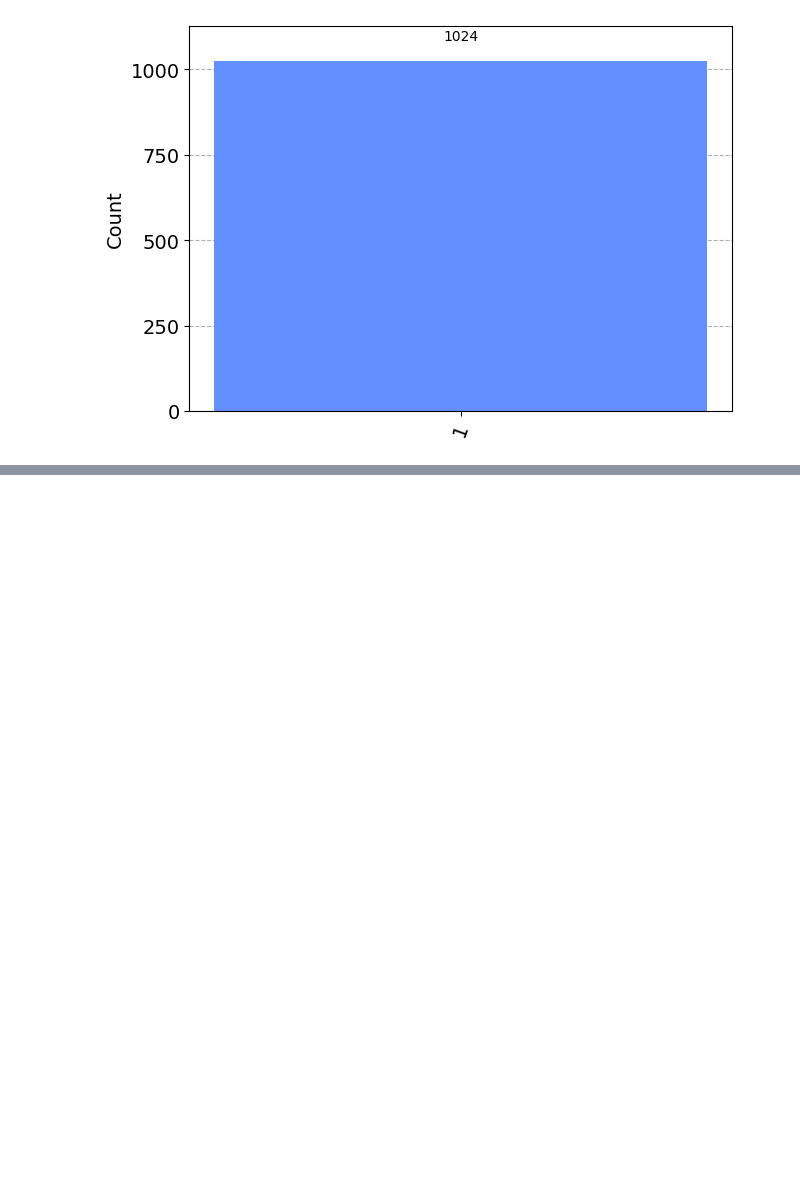
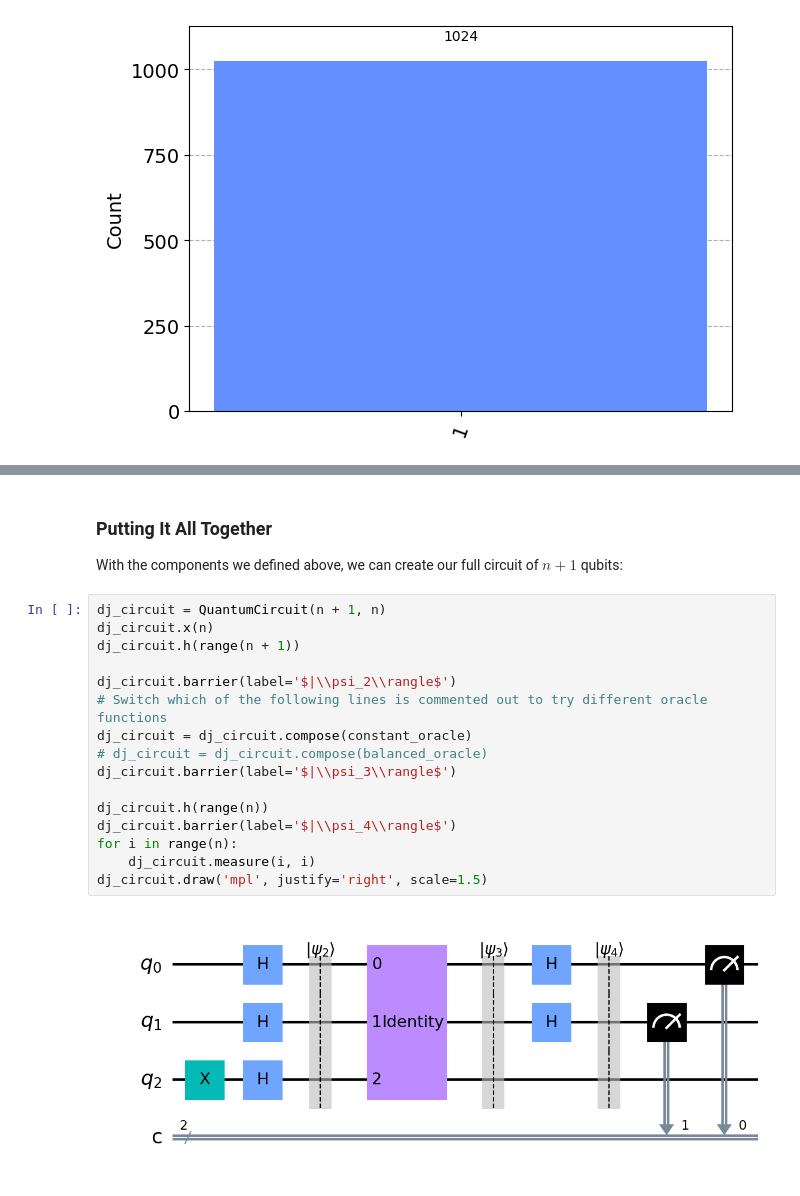
Before and after one commit to cablelabs/QuantumFoundations, a Jupyter notebook: Applications.ipynb, the cells around one changed output, grey strips where cells are left out. Saved outputs shown, nothing was run; the diff lists cells and outputs as text; blank space fills up the shorter version.

```diff
--- a/Applications.ipynb
+++ b/Applications.ipynb
@@ -177,0 +250,22 @@ And we see that the result is 1, so we can conclude that our function $f(x) = x$
+# %% [markdown]
+### Putting It All Together
+
+With the components we defined above, we can create our full circuit of $n + 1$ qubits:
+# %%
+dj_circuit = QuantumCircuit(n + 1, n)
+dj_circuit.x(n)
+dj_circuit.h(range(n + 1))
+
+dj_circuit.barrier(label='$|\\psi_2\\rangle$')
+# Switch which of the following lines is commented out to try different oracle functions
+dj_circuit = dj_circuit.compose(constant_oracle)
+# dj_circuit = dj_circuit.compose(balanced_oracle)
+dj_circuit.barrier(label='$|\\psi_3\\rangle$')
+
+dj_circuit.h(range(n))
+dj_circuit.barrier(label='$|\\psi_4\\rangle$')
+for i in range(n):
+    dj_circuit.measure(i, i)
+dj_circuit.draw('mpl', justify='right', scale=1.5)
+# %% [output]
+[figure, added]
```
Also changed, not shown: parts of 14 cells of this notebook, 1 other file.
